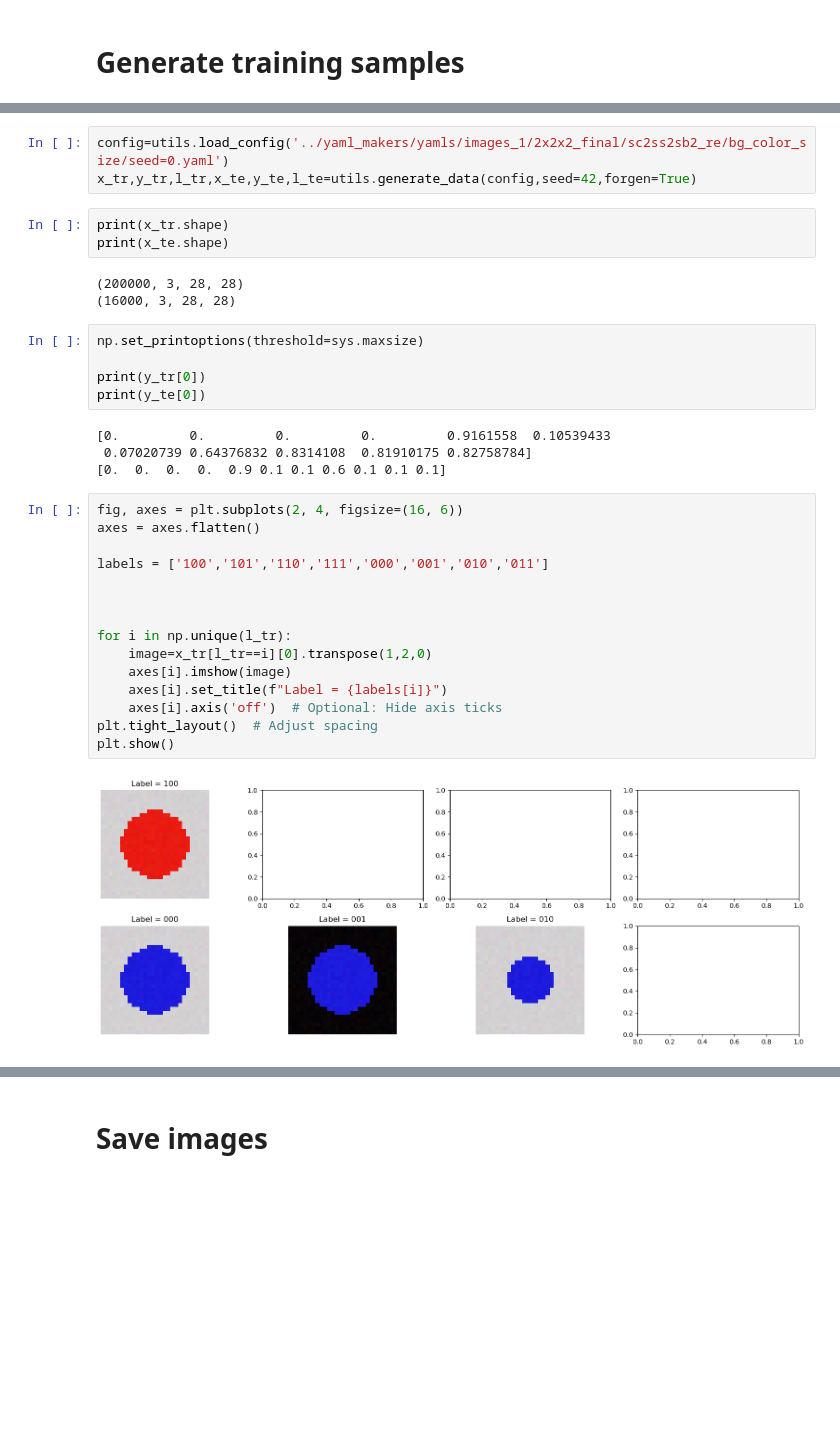
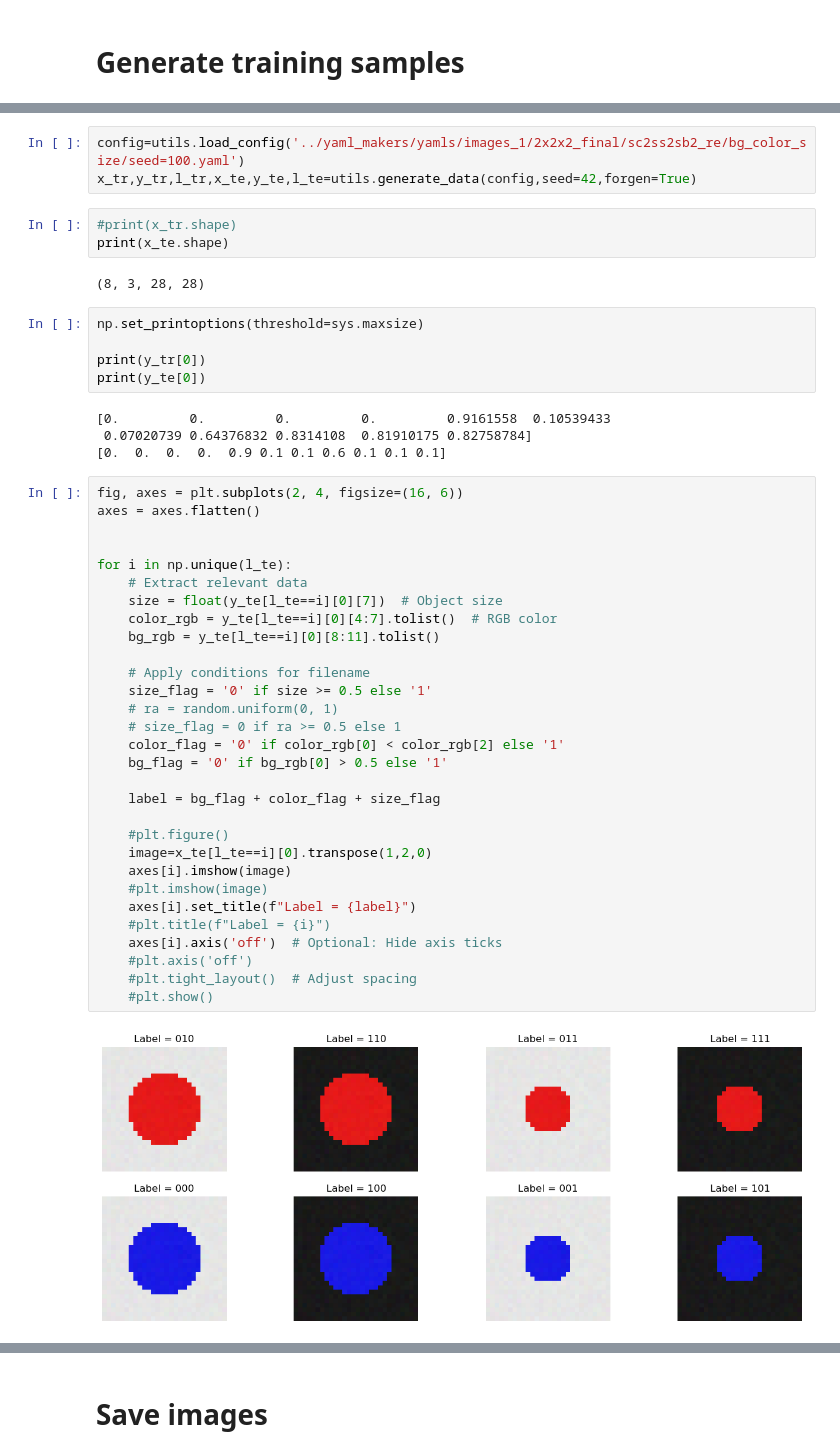
Before and after one commit to JiaweiGe0416/LLM-Understanding, a Jupyter notebook: concept-learning/notebooks/generate_2x2x2.ipynb, the cells around one changed output, grey strips where cells are left out. Drawn from its saved outputs; the diff is of its cells as text; blank space fills up the shorter version.

```diff
--- a/concept-learning/notebooks/generate_2x2x2.ipynb
+++ b/concept-learning/notebooks/generate_2x2x2.ipynb
@@ -36,13 +36,12 @@ best GPU: 0
 <module 'utils' from '/data2/amanda/LLM-Understanding/concept-learning/utils.py'>
 # %%
-config=utils.load_config('../yaml_makers/yamls/images_1/2x2x2_final/sc2ss2sb2_re/bg_color_size/seed=0.yaml')
+config=utils.load_config('../yaml_makers/yamls/images_1/2x2x2_final/sc2ss2sb2_re/bg_color_size/seed=100.yaml')
 x_tr,y_tr,l_tr,x_te,y_te,l_te=utils.generate_data(config,seed=42,forgen=True)
 # %%
-print(x_tr.shape)
+#print(x_tr.shape)
 print(x_te.shape)
 # %% [output]
-(200000, 3, 28, 28)
-(16000, 3, 28, 28)
+(8, 3, 28, 28)
 # %%
 np.set_printoptions(threshold=sys.maxsize)
 
@@ -55,17 +54,32 @@ print(y_te[0])
 # %%
 fig, axes = plt.subplots(2, 4, figsize=(16, 6))
 axes = axes.flatten()
 
-labels = ['100','101','110','111','000','001','010','011']
 
+for i in np.unique(l_te):
+    # Extract relevant data
+    size = float(y_te[l_te==i][0][7])  # Object size
+    color_rgb = y_te[l_te==i][0][4:7].tolist()  # RGB color
+    bg_rgb = y_te[l_te==i][0][8:11].tolist()
 
+    # Apply conditions for filename
+    size_flag = '0' if size >= 0.5 else '1'
+    # ra = random.uniform(0, 1)
+    # size_flag = 0 if ra >= 0.5 else 1
+    color_flag = '0' if color_rgb[0] < color_rgb[2] else '1'
+    bg_flag = '0' if bg_rgb[0] > 0.5 else '1'
 
-for i in np.unique(l_tr):
-    image=x_tr[l_tr==i][0].transpose(1,2,0)
+    label = bg_flag + color_flag + size_flag
+
+    #plt.figure()
+    image=x_te[l_te==i][0].transpose(1,2,0)
     axes[i].imshow(image)
-    axes[i].set_title(f"Label = {labels[i]}")
+    #plt.imshow(image)
+    axes[i].set_title(f"Label = {label}")
+    #plt.title(f"Label = {i}")
     axes[i].axis('off')  # Optional: Hide axis ticks
-plt.tight_layout()  # Adjust spacing
-plt.show()
+    #plt.axis('off')
+    #plt.tight_layout()  # Adjust spacing
+    #plt.show()
 # %% [output]
-[figure, old version]
+[figure, new version]
```
Also changed, not shown: parts of 3 cells of this notebook, 33 other files.
